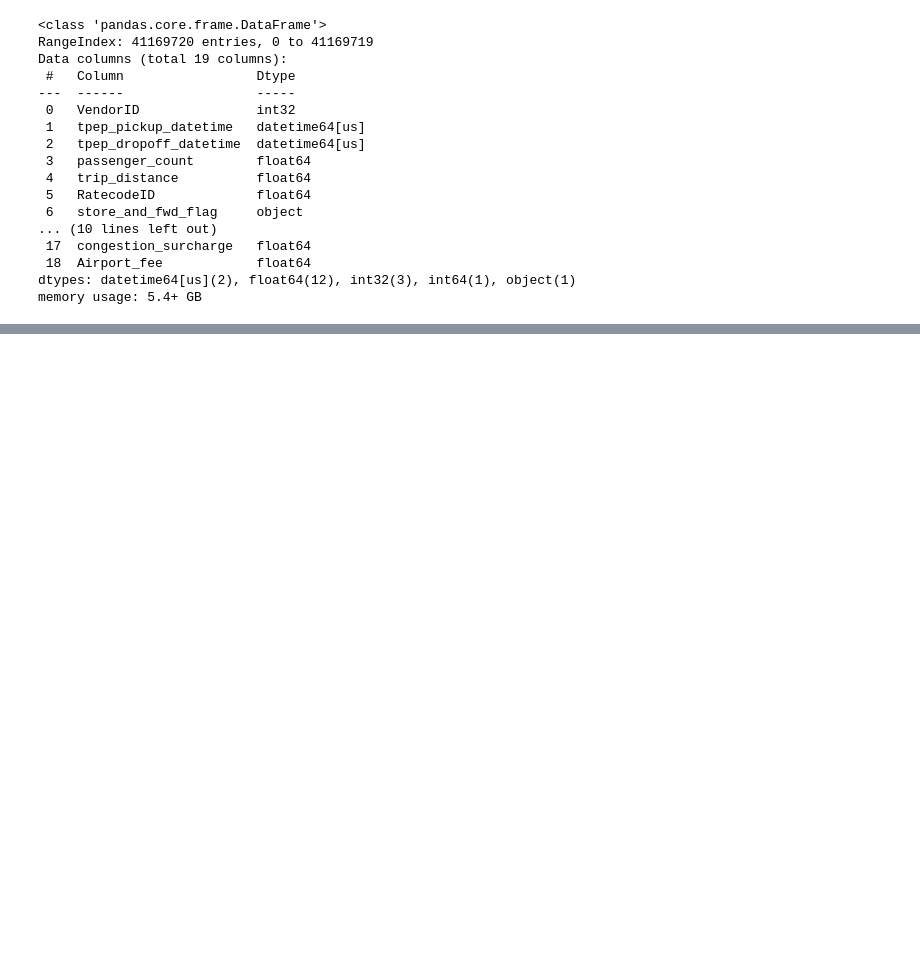
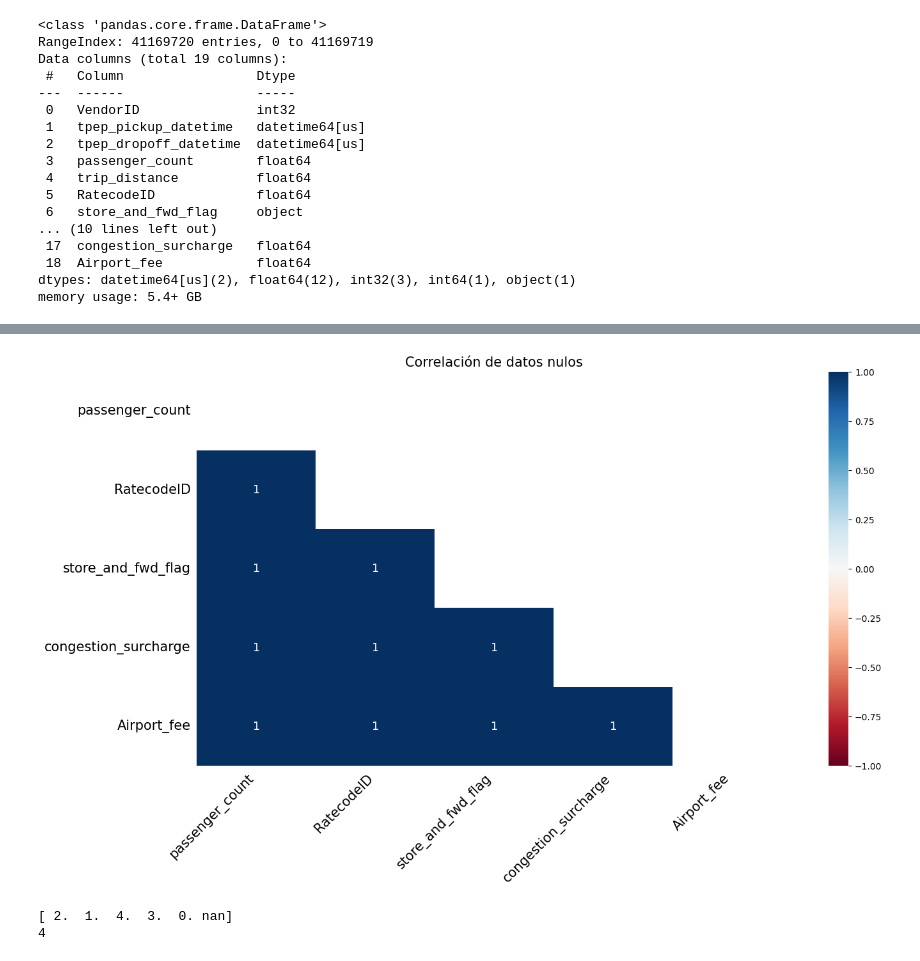
Before and after one commit to gasparrivollier/CEIA_AndD_TP_Grupo2, a Jupyter notebook: notebooks/AndD_tp.ipynb, the cells around one changed output, grey strips where cells are left out. Cells and saved outputs as stored; diff of their text form; code cells hidden in the pictures; blank space fills up the shorter version.

```diff
--- a/notebooks/AndD_tp.ipynb
+++ b/notebooks/AndD_tp.ipynb
@@ -142,0 +103,6 @@ memory usage: 5.8+ GB
+# %%
+msno.heatmap(df, fontsize=15, figsize=(15,8))
+plt.title("Correlación de datos nulos", fontsize=15)
+plt.show()
+# %% [output]
+[figure, added]
@@ -142,0 +116,8 @@ memory usage: 5.8+ GB
+# %%
+# obtener valores unicos de payment type
+print(df['payment_type'].unique())
+# nans
+print(df['payment_type'].isnull().sum())
+# %% [output]
+[ 2.  1.  4.  3.  0. nan]
+4
```
Also changed, not shown: parts of 14 cells of this notebook.
